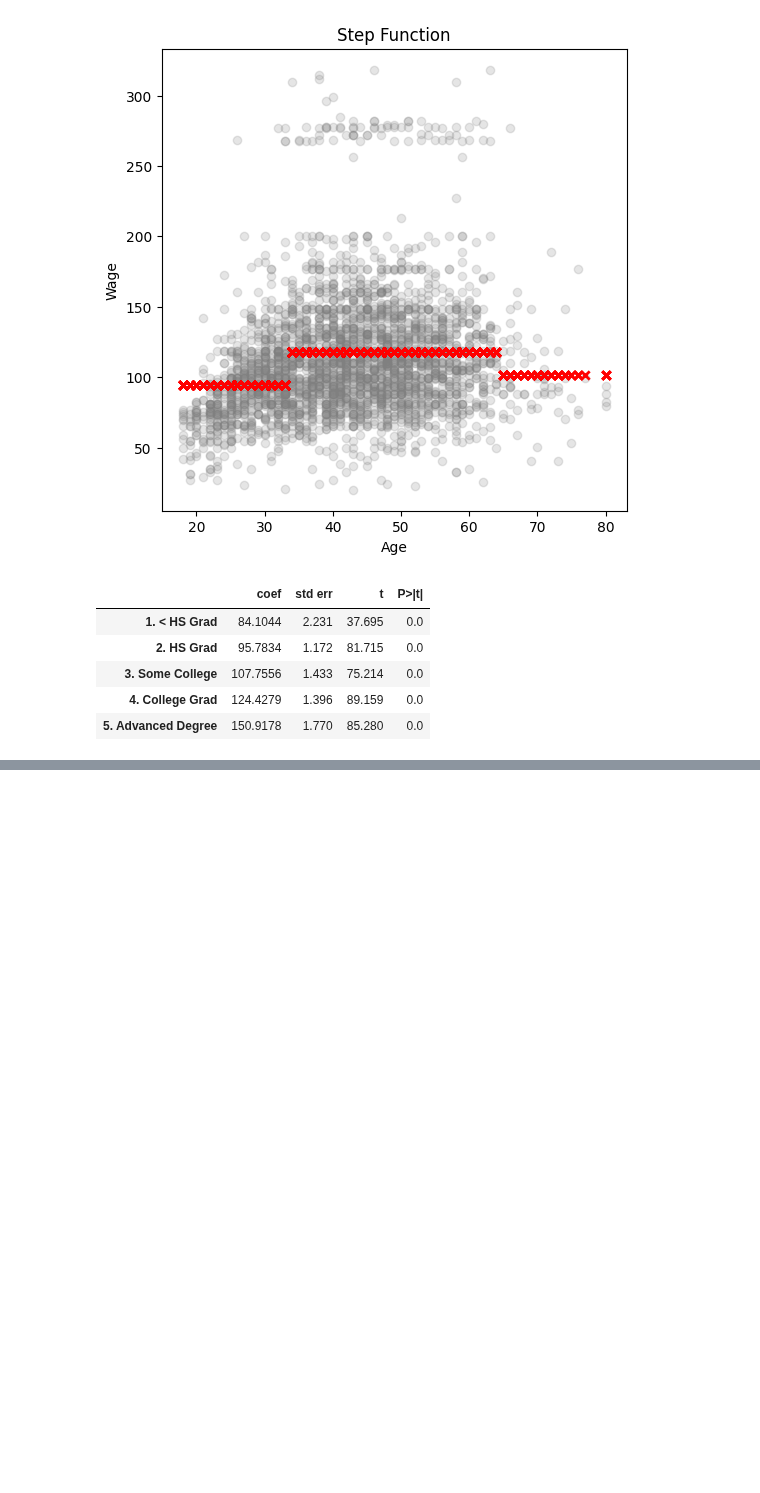
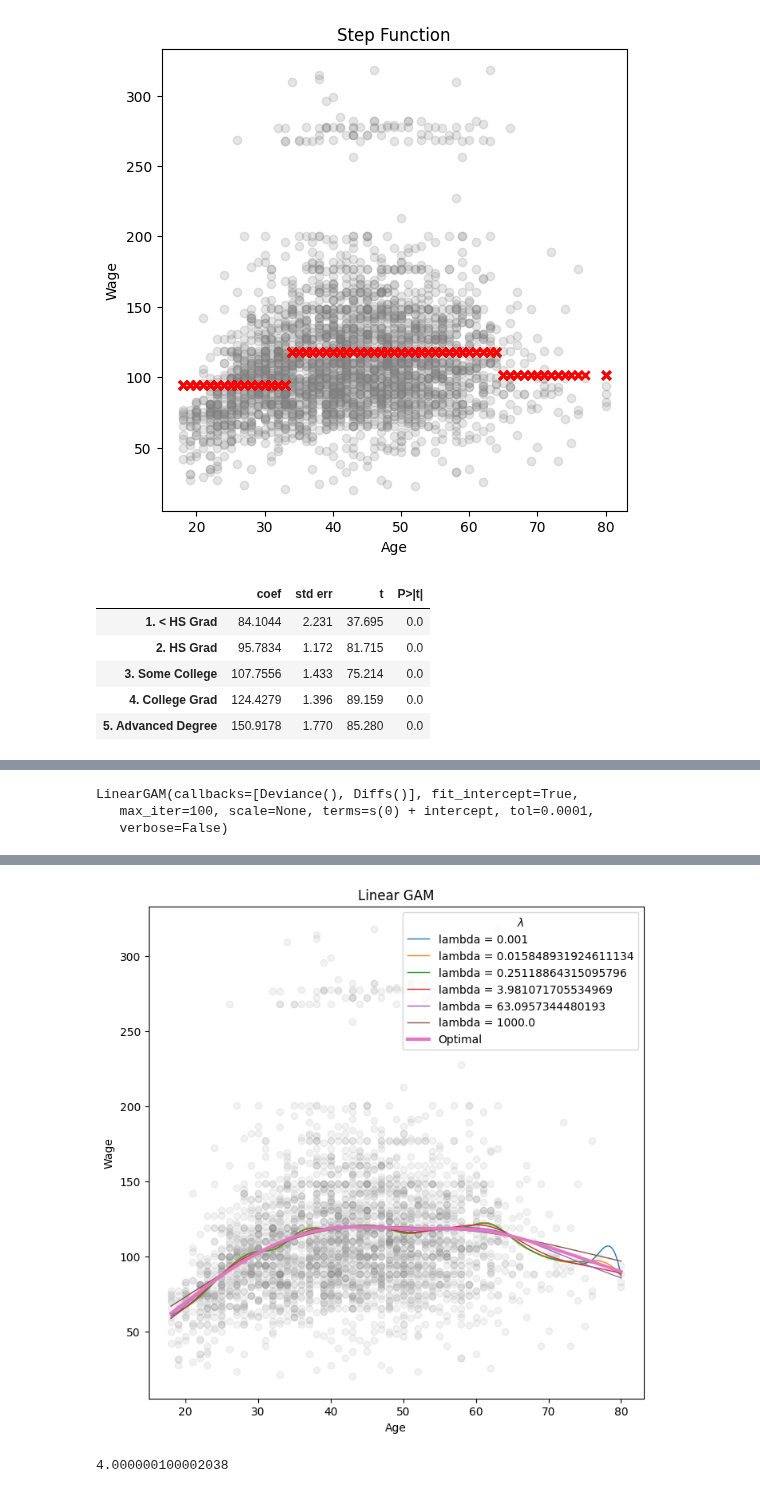
Before and after one commit to kkkamur07/ISL-Learning, a Jupyter notebook: NonLinearity/nonLinearityLab.ipynb, the cells around one changed output, grey strips where cells are left out. Cells and saved outputs as stored; diff of their text form; code cells hidden in the pictures; blank space fills up the shorter version.

```diff
--- a/NonLinearity/nonLinearityLab.ipynb
+++ b/NonLinearity/nonLinearityLab.ipynb
@@ -221,0 +312,33 @@ Process : For category wise predictions
+# %%
+data = load_data("Wage")
+age = data.loc[:, "age"]
+y = data.loc[:, "wage"]
+# %%
+# We need to reshape as the model expects a 2D array
+x_age = np.asarray(age).reshape(-1,1) # -1 = total elements / 1 -> basically a column vector
+gam = LinearGAM(s_gam(0, lam=0.6)) # s_gam is a smooth function to be applied to the first column
+gam.fit(x_age, y)
+# %% [output]
+LinearGAM(callbacks=[Deviance(), Diffs()], fit_intercept=True,
+   max_iter=100, scale=None, terms=s(0) + intercept, tol=0.0001,
+   verbose=False)
+# %%
+# Effect of penalization
+fig, ax = plt.subplots(figsize = (8,8))
+ax.scatter(age, y, facecolors='gray', alpha = 0.1)
+for lam in np.logspace(-3, 3, 6):
+    gam = LinearGAM(s_gam(0, lam=lam)).fit(x_age, y)
+    ax.plot(age_grid,
+            gam.predict(age_grid),
+            label = f"lambda = {lam}",
+            linewidth = 1)
+ax.set_title('Linear GAM')
+ax.set_ylabel('Wage')
+ax.set_xlabel('Age')
+
+# Searching for the optimal penalization
+gam_opt = gam.gridsearch(x_age, y)
+ax.plot(age_grid, gam_opt.predict(age_grid), label = "Optimal", linewidth = 3)
+ax.legend(title = "$\lambda$")
+plt.show()
+# %% [output]
@@ -221,0 +355,9 @@ Process : For category wise predictions
+[figure, added]
+# %%
+# Alternative : Find the $\lambda$ that gives df = 4
+age_ = gam.terms[0]
+lam_4 = approx_lam(x_age, age_, 4)
+age_.lam = lam_4
+degrees_of_freedom(x_age, age_)
+# %% [output]
+4.000000100002038
```
Also changed, not shown: parts of 14 cells of this notebook.
